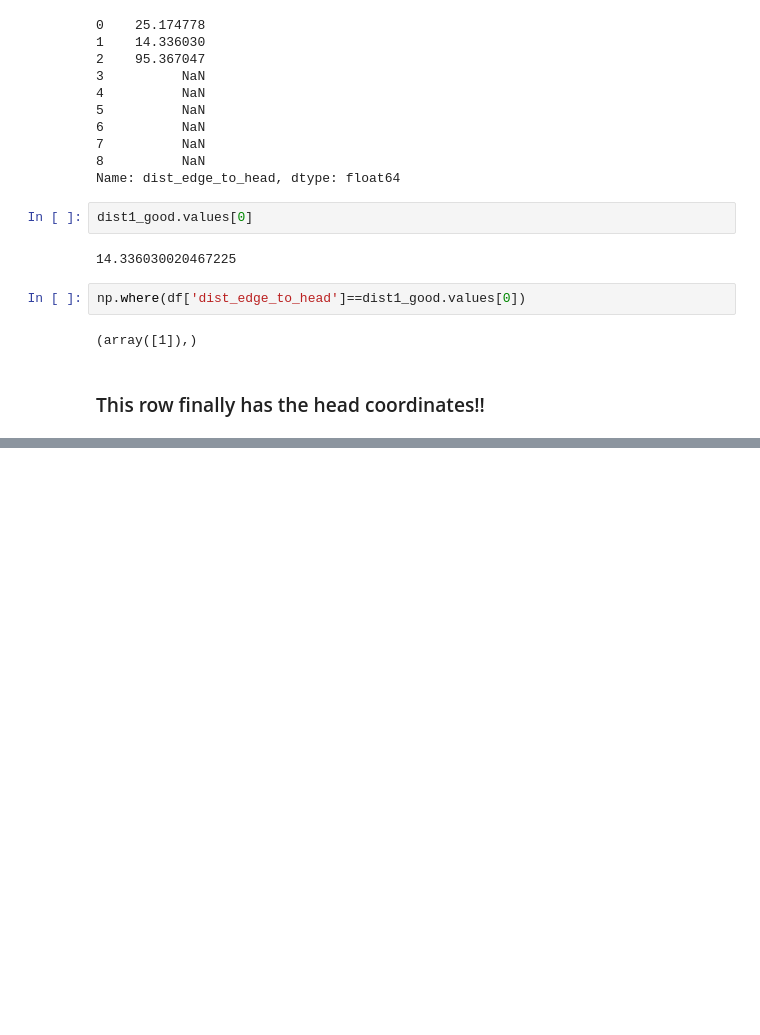
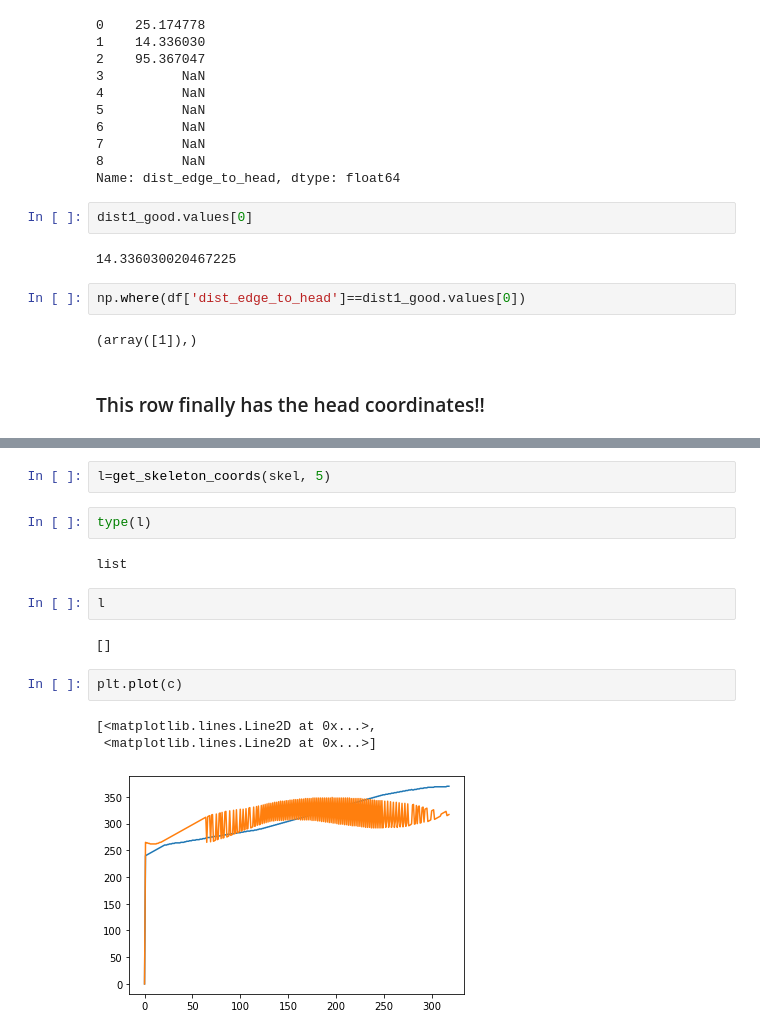
Before and after one commit to leonkontorovich/centerline_behavior_annotation, a Jupyter notebook: centerline/dev/Determine_Head_Tail.ipynb, the cells around one changed output, grey strips where cells are left out. Cells and saved outputs as stored; diff of their text form; blank space fills up the shorter version.

```diff
--- a/centerline/dev/Determine_Head_Tail.ipynb
+++ b/centerline/dev/Determine_Head_Tail.ipynb
@@ -521,0 +539,16 @@ df[df['dist_edge_to_head']==(df['dist1']==df['distance sum'].min())]
+# %%
+l=get_skeleton_coords(skel, 5)
+# %%
+type(l)
+# %% [output]
+list
+# %%
+l
+# %% [output]
+[]
+# %%
+plt.plot(c)
+# %% [output]
+[<matplotlib.lines.Line2D at 0x...>,
+ <matplotlib.lines.Line2D at 0x...>]
+[figure, added]
```
Also changed, not shown: parts of 26 cells of this notebook.
